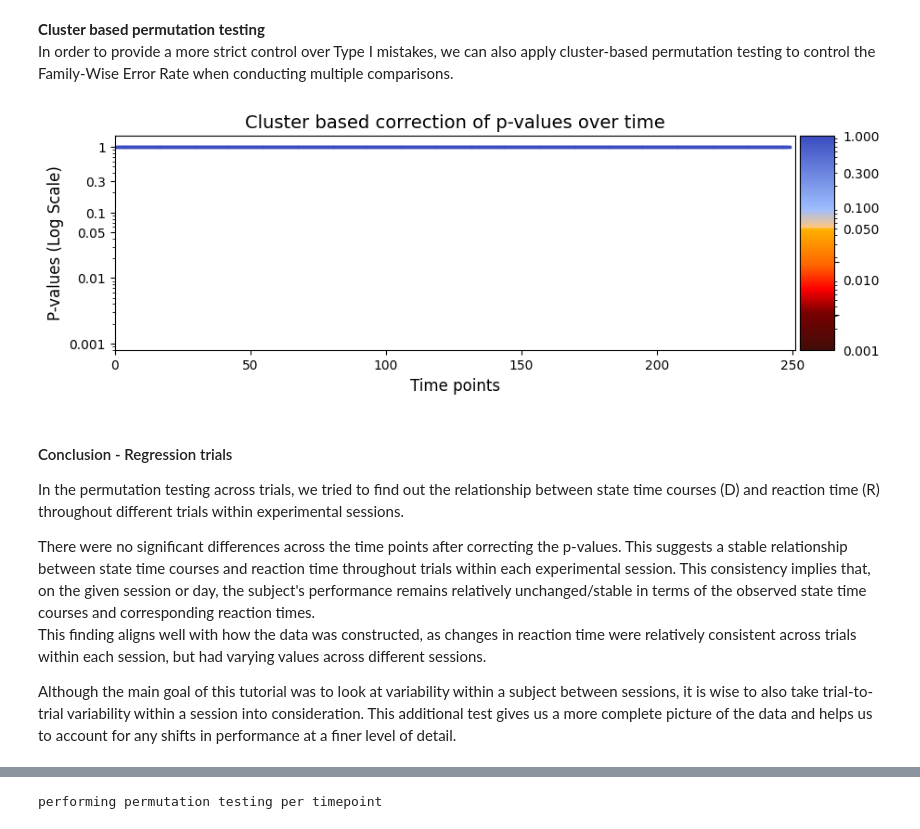
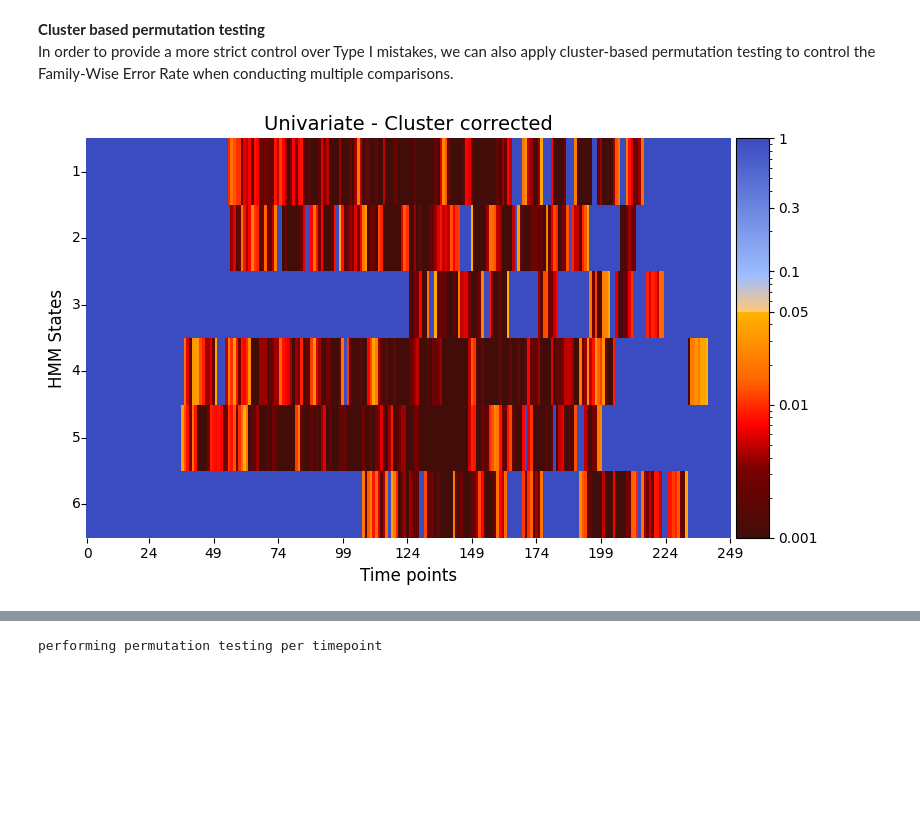
Before and after one commit to vidaurre/glhmm, a Jupyter notebook: docs/notebooks/Testing_across_sessions_within_subject.ipynb, the cells around one changed output, grey strips where cells are left out. Cells and saved outputs as stored; diff of their text form; code cells hidden in the pictures; blank space fills up the shorter version.

```diff
--- a/docs/notebooks/Testing_across_sessions_within_subject.ipynb
+++ b/docs/notebooks/Testing_across_sessions_within_subject.ipynb
@@ -165,5 +145,6 @@ This will be done separately for each session/subject as specified in the indice
 # %%
-D_con_preproc,_ = preproc.preprocess_data(D_con, idx_trials)
+D_con_preproc,_ = preproc.preprocess_data(D_con,
+                                          idx_trials)
 # %% [markdown]
 ## 2. Load data or initialise and train HMM <a id="load_hmm"></a>
 
@@ -206,3 +185,5 @@ Since in this case, we are not modeling an interaction between two sets of times
 # %%
-Gamma,Xi,FE = hmm.train(X=None, Y=D_con_preproc.astype(np.float64), indices=idx_trials)
+Gamma,Xi,FE = hmm.train(X=None,
+                        Y=D_con_preproc.astype(np.float64),
+                        indices=idx_trials)
 # %% [output]
@@ -237,5 +218,8 @@
 # %%
 # Reconstruct the Gamma matrix
 n_timepoints, n_trials, n_channels = D_sessions.shape[0],D_sessions.shape[1],Gamma.shape[1]
-Gamma_reconstruct =statistics.reconstruct_concatenated_design(Gamma,n_timepoints=n_timepoints, n_trials=n_trials, n_channels=n_channels)
+Gamma_epoch = statistics.reconstruct_concatenated_to_3D(Gamma,
+                                                       n_timepoints=n_timepoints,
+                                                       n_entities=n_trials,
+                                                       n_features=n_channels)
 # %% [markdown]
@@ -398,8 +396,11 @@ Across-sessions within subject testing - Regression<a id="perm-regression"></a>
 # %%
-# Set the parameters for across sessions within subject testing
-method = "regression"
+# Set the parameters for between-subject testing
+method = "univariate"
 Nperm = 1000 # Number of permutations (default = 1000)
-test_statistics_option = True
 # Perform across-subject testing
-result_regression_trials  =statistics.test_across_trials_within_session(Gamma_reconstruct, R_sessions, idx_sessions,method=method,Nperm=Nperm, test_statistics_option=test_statistics_option)
+result_univariate =statistics.test_across_sessions_within_subject(D_data=Gamma_epoch,
+                                                                  R_data=R_sessions,
+                                                                  idx_data=idx_sessions,
+                                                                  method=method,
+                                                                  Nperm=Nperm)
 # %% [output]
@@ -429,16 +445,14 @@ graphics.plot_p_values_over_time(pval_corrected, title_text ="Heatmap of correct
 **Cluster based permutation testing**\
 In order to provide a more strict control over Type I mistakes, we can also apply cluster-based permutation testing to control the Family-Wise Error Rate when conducting multiple comparisons.
 # %%
-pval_cluster =statistics.pval_cluster_based_correction(result_regression_trials["test_statistics"],result_regression_trials["pval"])
+pval_cluster =statistics.pval_cluster_based_correction(result_univariate, individual_feature=True)
 # Plot p-values
-graphics.plot_p_values_over_time(pval_cluster, title_text ="Cluster based correction of p-values over time",figsize=(10, 3), xlabel="Time points")
+graphics.plot_p_value_matrix(pval_cluster.T,
+                             title_text ="Univariate - Cluster corrected",
+                             figsize=(8, 5),
+                             xlabel="Time points",
+                             ylabel="HMM States",
+                             annot=False,
+                             num_x_ticks=11)
 # %% [output]
-[figure, old version]
+[figure, new version]
-# %% [markdown]
-#### Conclusion - Regression trials
-In the permutation testing across trials, we tried to find out the relationship between state time courses (D) and reaction time (R) throughout different trials within experimental sessions.
-
-There were no significant differences across the time points after correcting the p-values. This suggests a stable relationship between state time courses and reaction time throughout trials within each experimental session. This consistency implies that, on the given session or day, the subject's performance remains relatively unchanged/stable in terms of the observed state time courses and corresponding reaction times.\
-This finding aligns well with how the data was constructed, as changes in reaction time were relatively consistent across trials within each session, but had varying values across different sessions.
-
-Although the main goal of this tutorial was to look at variability within a subject between sessions, it is wise to also take trial-to-trial variability within a session into consideration. This additional test gives us a more complete picture of the data and helps us to account for any shifts in performance at a finer level of detail.
```
Also changed, not shown: parts of 56 cells of this notebook, 26 other files.
